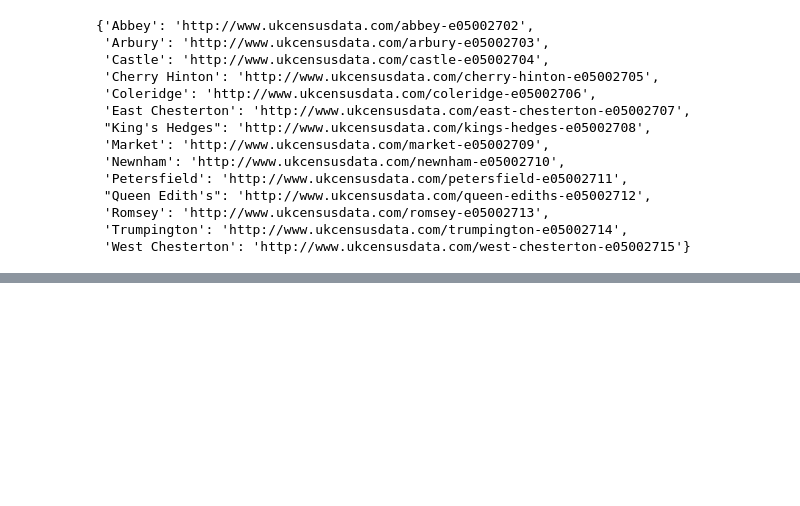
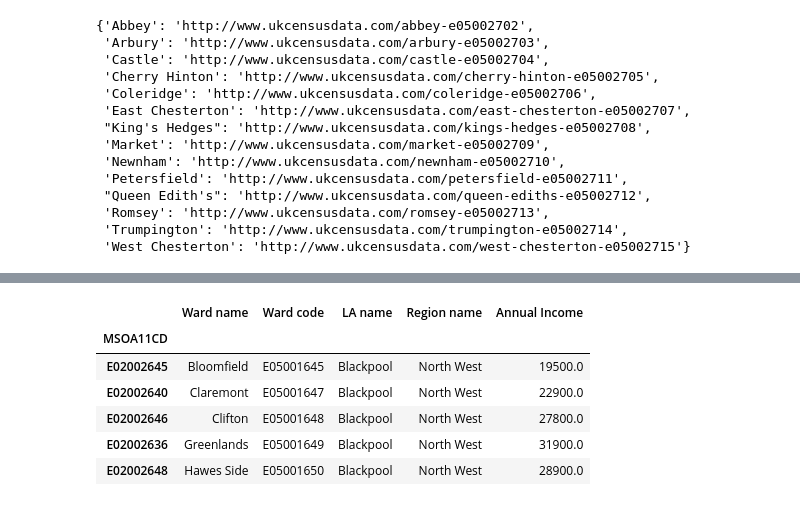
Before and after one commit to t2o2/data_fellowship, a Jupyter notebook: helpers/UK census scrapper.ipynb, the cells around one changed output, grey strips where cells are left out. Saved outputs shown, nothing was run; the diff lists cells and outputs as text; code cells hidden in the pictures; blank space fills up the shorter version.

```diff
--- a/helpers/UK census scrapper.ipynb
+++ b/helpers/UK census scrapper.ipynb
@@ -59,0 +92,12 @@ pd.read_json('ward_stats.json')
+# %%
+ward_income_df = ward_meta.join(ward_total_annual)[['WD16NM', 'WD16CD', 'LAD16NM', 'Region name', 'Total annual income (£)']]
+ward_income_df.columns = ['Ward name', 'Ward code', 'LA name', 'Region name', 'Annual Income']
+ward_income_df.head()
+# %% [output]
+|  | Ward name | Ward code | LA name | Region name | Annual Income |
+| MSOA11CD |  |  |  |  |  |
+| E02002645 | Bloomfield | E05001645 | Blackpool | North West | 19500.0 |
+| E02002640 | Claremont | E05001647 | Blackpool | North West | 22900.0 |
+| E02002646 | Clifton | E05001648 | Blackpool | North West | 27800.0 |
+| E02002636 | Greenlands | E05001649 | Blackpool | North West | 31900.0 |
+| E02002648 | Hawes Side | E05001650 | Blackpool | North West | 28900.0 |
```
Also changed, not shown: parts of 13 cells of this notebook, 9 other files.
